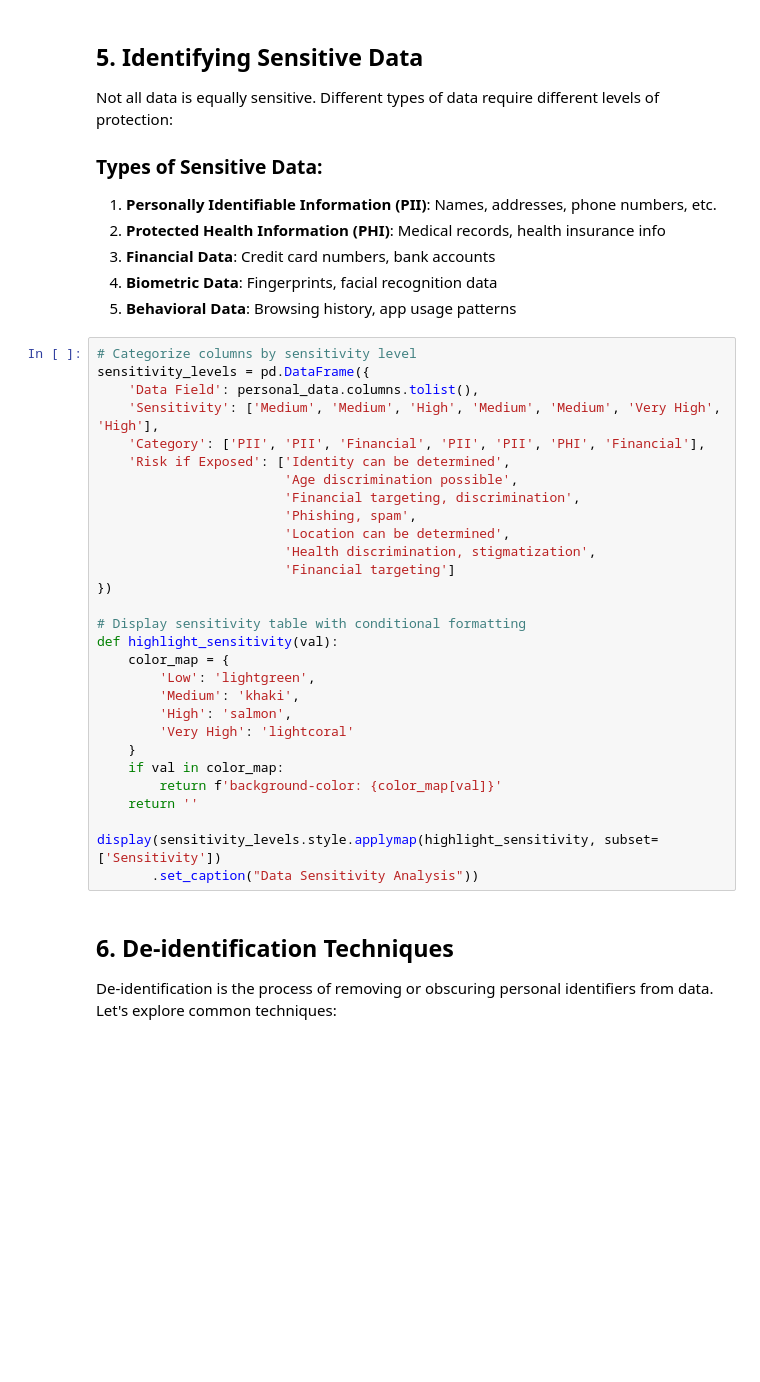
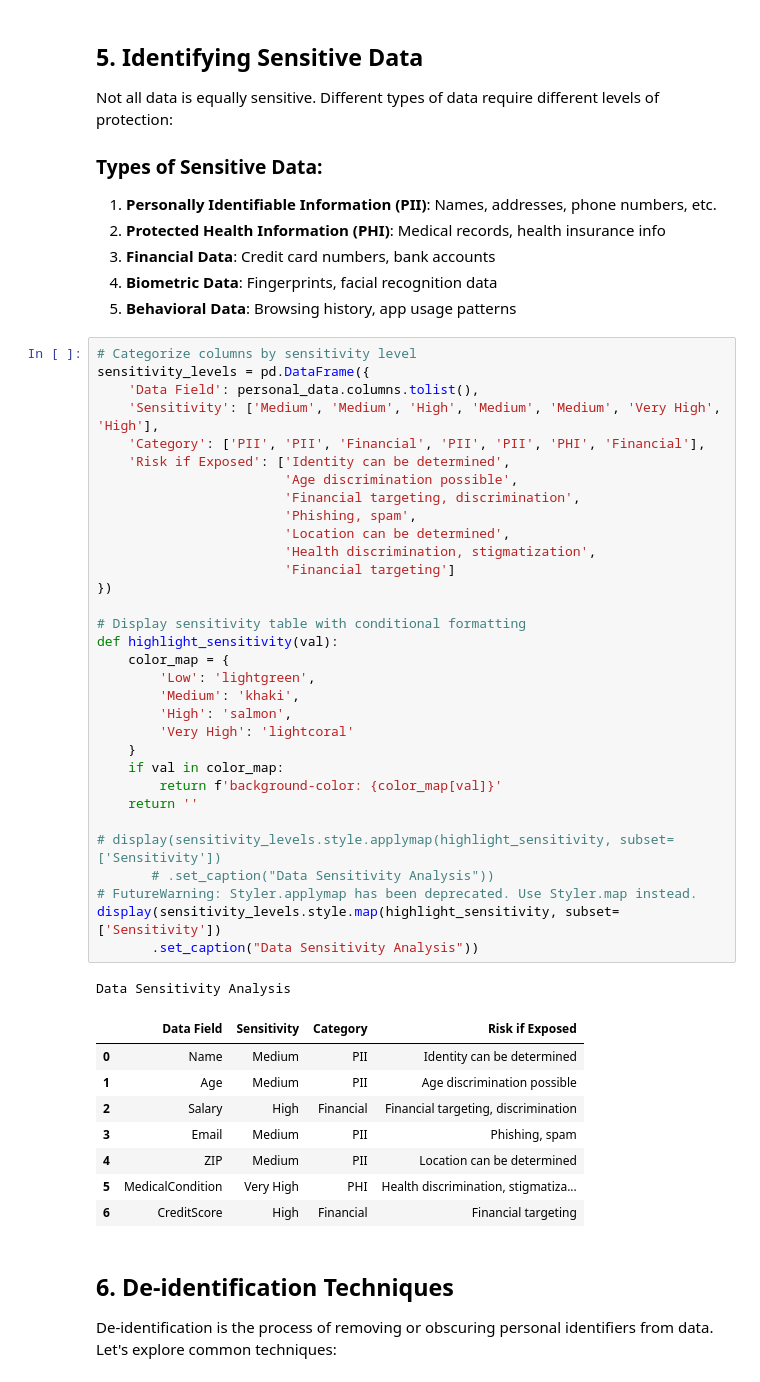
Before and after one commit to pavelklos/ai-ml, a Jupyter notebook: 1-DS/01-01-20.ipynb, the cells around one changed output. Drawn from its saved outputs; the diff is of its cells as text; blank space fills up the shorter version.

```diff
--- a/1-DS/01-01-20.ipynb
+++ b/1-DS/01-01-20.ipynb
@@ -128,32 +157,45 @@ Not all data is equally sensitive. Different types of data require different lev
 # %%
 # Categorize columns by sensitivity level
 sensitivity_levels = pd.DataFrame({
     'Data Field': personal_data.columns.tolist(),
     'Sensitivity': ['Medium', 'Medium', 'High', 'Medium', 'Medium', 'Very High', 'High'],
     'Category': ['PII', 'PII', 'Financial', 'PII', 'PII', 'PHI', 'Financial'],
     'Risk if Exposed': ['Identity can be determined',
                         'Age discrimination possible',
                         'Financial targeting, discrimination',
                         'Phishing, spam',
                         'Location can be determined',
                         'Health discrimination, stigmatization',
                         'Financial targeting']
 })
 
 # Display sensitivity table with conditional formatting
 def highlight_sensitivity(val):
     color_map = {
         'Low': 'lightgreen',
         'Medium': 'khaki',
         'High': 'salmon',
         'Very High': 'lightcoral'
     }
     if val in color_map:
         return f'background-color: {color_map[val]}'
     return ''
 
-display(sensitivity_levels.style.applymap(highlight_sensitivity, subset=['Sensitivity'])
+# display(sensitivity_levels.style.applymap(highlight_sensitivity, subset=['Sensitivity'])
+       # .set_caption("Data Sensitivity Analysis"))
+# FutureWarning: Styler.applymap has been deprecated. Use Styler.map instead.
+display(sensitivity_levels.style.map(highlight_sensitivity, subset=['Sensitivity'])
        .set_caption("Data Sensitivity Analysis"))
+# %% [output]
+Data Sensitivity Analysis
+|  | Data Field | Sensitivity | Category | Risk if Exposed |
+| 0 | Name | Medium | PII | Identity can be determined |
+| 1 | Age | Medium | PII | Age discrimination possible |
+| 2 | Salary | High | Financial | Financial targeting, discrimination |
+| 3 | Email | Medium | PII | Phishing, spam |
+| 4 | ZIP | Medium | PII | Location can be determined |
+| 5 | MedicalCondition | Very High | PHI | Health discrimination, stigmatiza... |
+| 6 | CreditScore | High | Financial | Financial targeting |
 # %% [markdown]
 ## 6. De-identification Techniques
 
```
Also changed, not shown: parts of 13 cells of this notebook.
